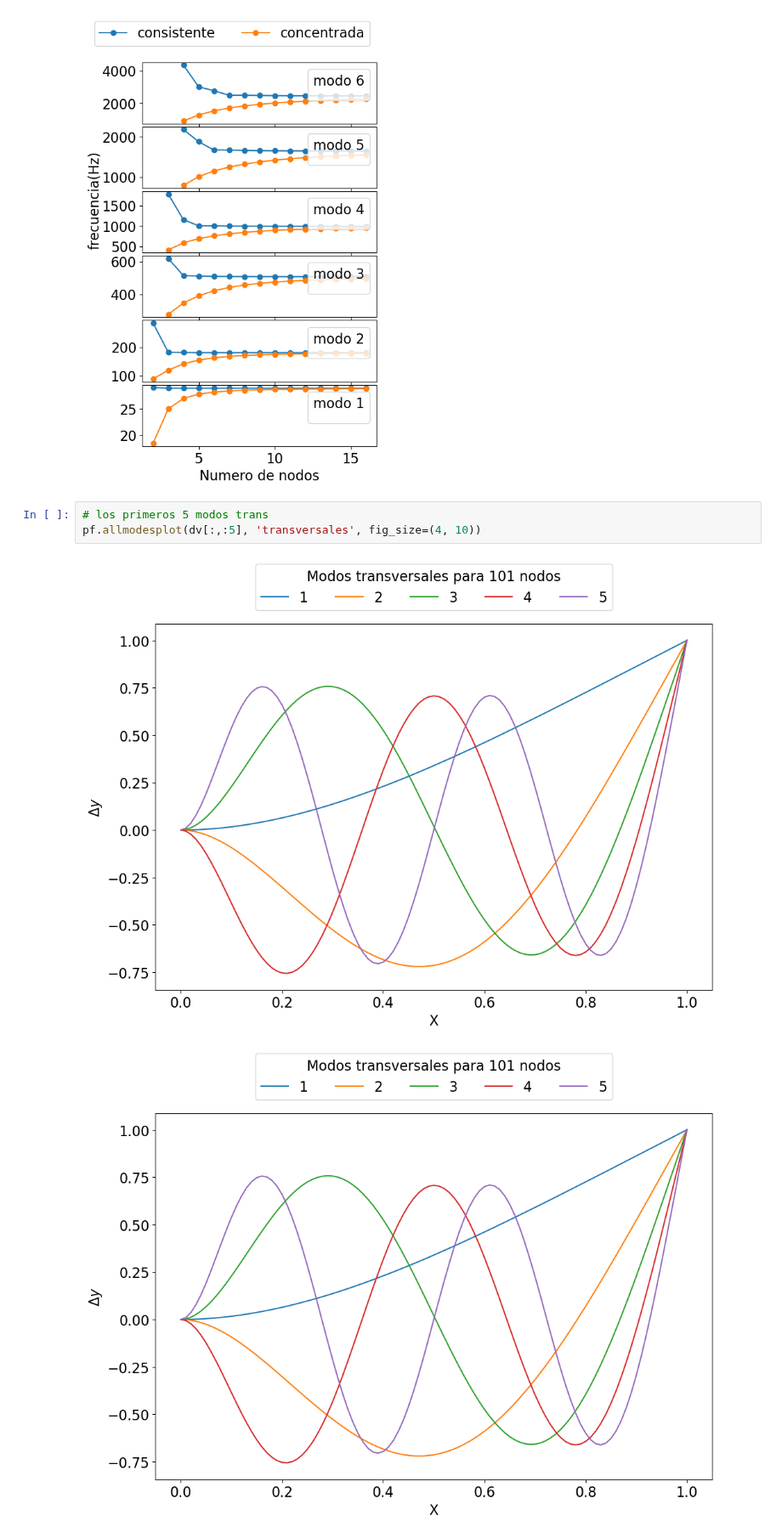
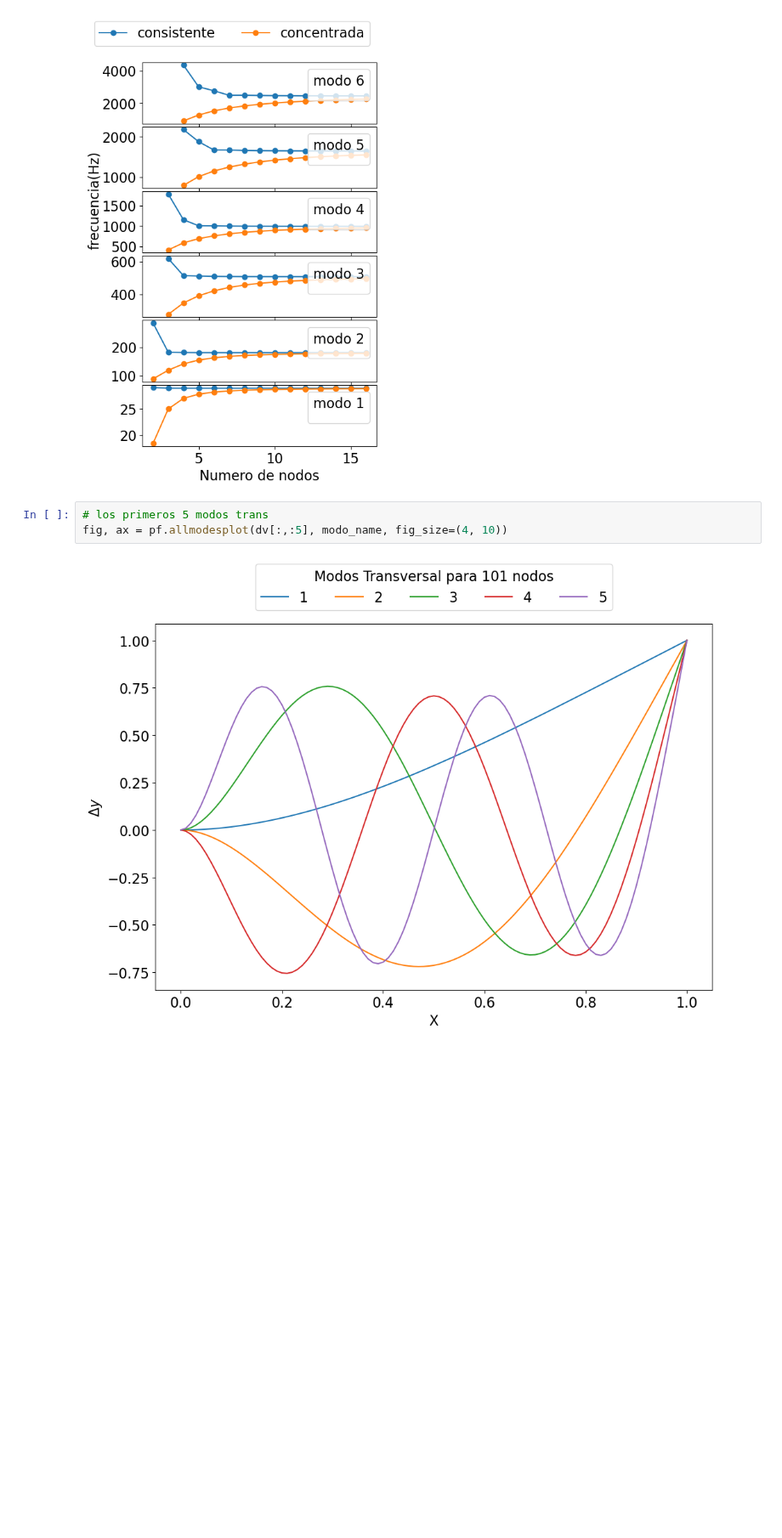
Before and after one commit to Modelizacion-de-Materiales/ModelizacionSolucionProblemas, a Jupyter notebook: Guia4-MEF-dt/Guia4-python/Ejercicio1/Ejercicio1.ipynb, the cells around one changed output. Shown at 85% size. Saved outputs shown, nothing was run; the diff lists cells and outputs as text; blank space fills up the shorter version.

```diff
--- a/Guia4-MEF-dt/Guia4-python/Ejercicio1/Ejercicio1.ipynb
+++ b/Guia4-MEF-dt/Guia4-python/Ejercicio1/Ejercicio1.ipynb
@@ -72,7 +73,6 @@ pf.plotfrecs(ws, cases, name)
 [figure]
 # %%
 # los primeros 5 modos trans
-pf.allmodesplot(dv[:,:5], 'transversales', fig_size=(4, 10))
+fig, ax = pf.allmodesplot(dv[:,:5], modo_name, fig_size=(4, 10))
 # %% [output]
-[figure, old version]
+[figure, new version]
-[figure, removed]
```
Also changed, not shown: parts of 10 cells of this notebook.
